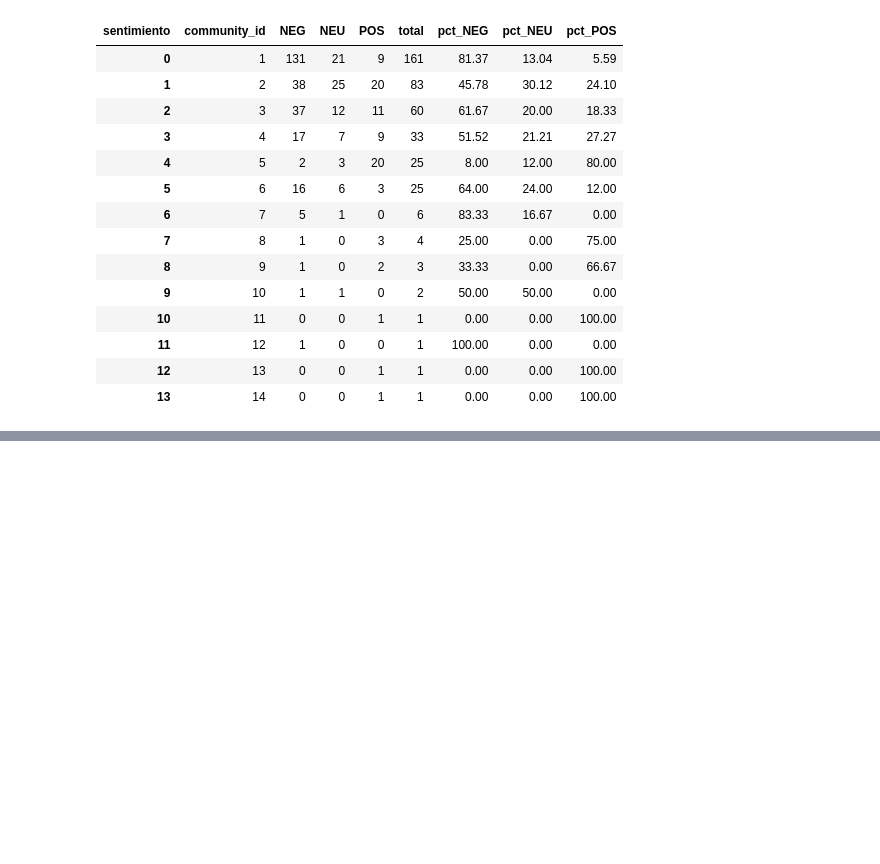
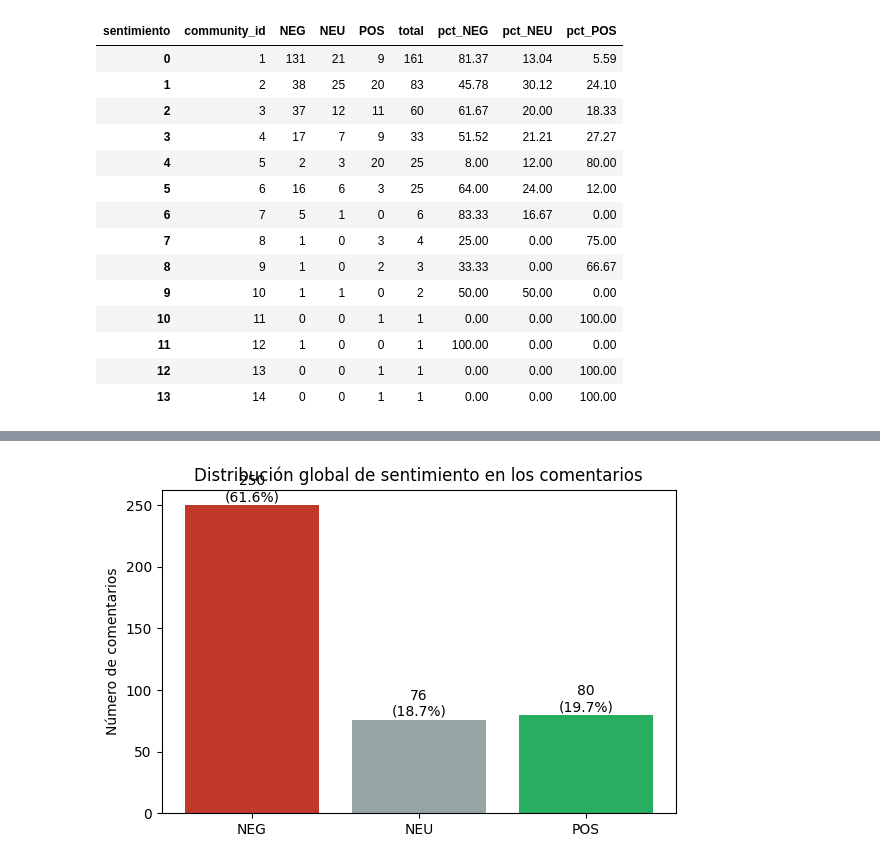
Before and after one commit to belennmm/DataS_Lab6_RedesSociales, a Jupyter notebook: Lab6_Proyecciones.ipynb, the cells around one changed output, grey strips where cells are left out. Cells and saved outputs as stored; diff of their text form; code cells hidden in the pictures; blank space fills up the shorter version.

```diff
--- a/Lab6_Proyecciones.ipynb
+++ b/Lab6_Proyecciones.ipynb
@@ -1364,0 +1746,15 @@ resumen_sentimiento_comunidad.head(14)
+# %%
+fig, ax = plt.subplots(figsize=(6, 4))
+orden = ['NEG', 'NEU', 'POS']
+colores = {'NEG': '#c0392b', 'NEU': '#95a5a6', 'POS': '#27ae60'}
+valores = [dist_global.get(c, 0) for c in orden]
+ax.bar(orden, valores, color=[colores[c] for c in orden])
+ax.set_title('Distribución global de sentimiento en los comentarios')
+ax.set_ylabel('Número de comentarios')
+for i, v in enumerate(valores):
+    ax.text(i, v + 3, f"{v}\n({dist_global_pct.get(orden[i], 0)}%)", ha='center')
+plt.tight_layout()
+plt.savefig('graficos/10_sentimiento_global.png', dpi=150)
+plt.show()
+# %% [output]
+[figure, added]
```
Also changed, not shown: parts of 31 cells of this notebook, 7 other files.
